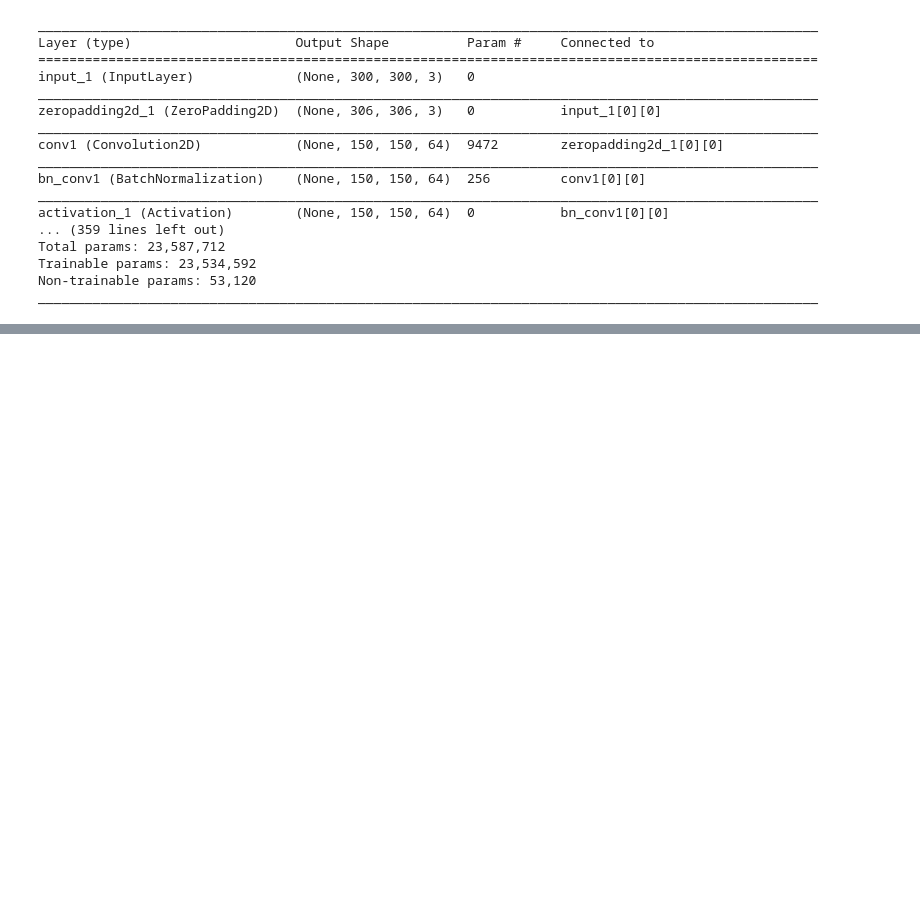
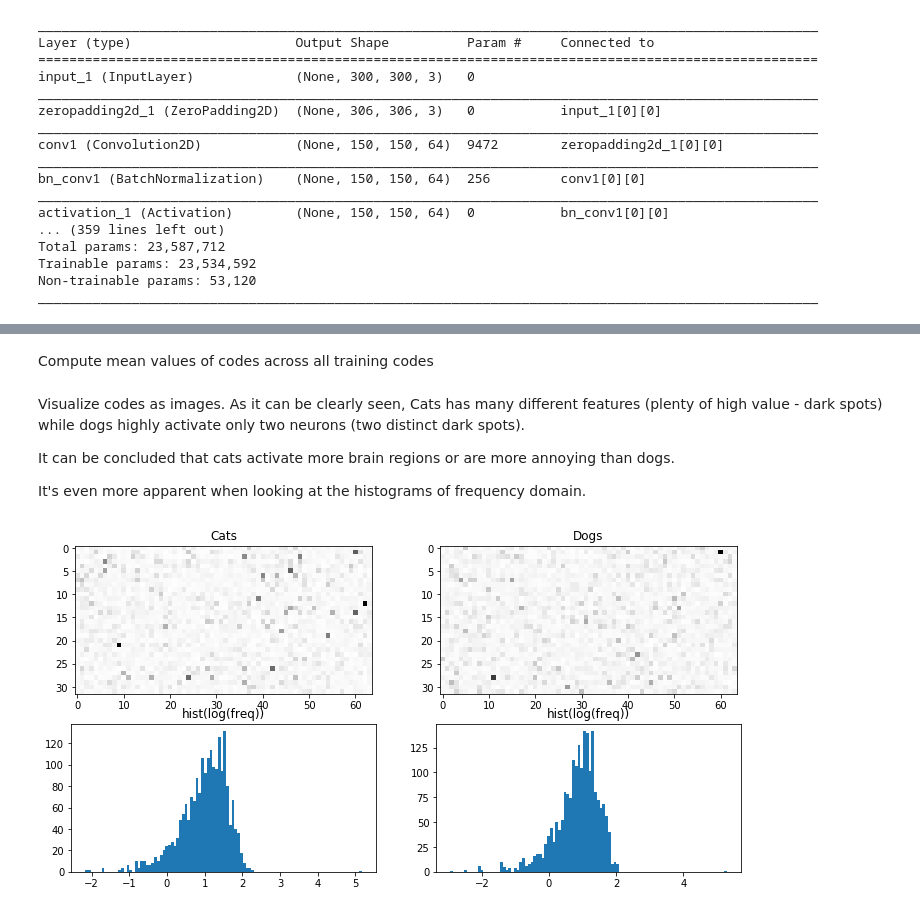
Before and after one commit to emsi/ml-toolbox, a Jupyter notebook: random/catfish/TL_02_Fixed feature extraction (CNN Codes vel bottleneck).ipynb, the cells around one changed output, grey strips where cells are left out. Cells and saved outputs as stored; diff of their text form; code cells hidden in the pictures; blank space fills up the shorter version.

```diff
--- a/random/catfish/TL_02_Fixed feature extraction (CNN Codes vel bottleneck).ipynb
+++ b/random/catfish/TL_02_Fixed feature extraction (CNN Codes vel bottleneck).ipynb
@@ -96,8 +85,7 @@ datagen.mean=np.array([103.939, 116.779, 123.68],dtype=np.float32).reshape(1,1,3
 # %%
-train_batches = datagen.flow_from_directory("train", model.input_shape[1:3], shuffle=False, batch_size=32,save_to_dir="aug")
+train_batches = datagen.flow_from_directory("train", model.input_shape[1:3], shuffle=False, batch_size=32)
 valid_batches = datagen.flow_from_directory("valid", model.input_shape[1:3], shuffle=False, batch_size=32)
-test_batches = datagen.flow_from_directory("test", model.input_shape[1:3], shuffle=False, batch_size=32, class_mode=None)
-model.input_shape[1:3]
+#test_batches = datagen.flow_from_directory("test", model.input_shape[1:3], shuffle=False, batch_size=32, class_mode=None)
 # %% [output]
 Found 22949 images belonging to 2 classes.
 Found 2000 images belonging to 2 classes.
@@ -156,0 +115,44 @@ AttributeError: 'module' object has no attribute 'close'
+# %% [markdown]
+Compute mean values of codes across all training codes
+# %%
+def get_codes_by_class(X,Y):
+    l=len(Y)
+    if (len(X)!=l):
+        raise Exception("X and Y are of different lengths")
+    classes=set(Y)
+
+    return [[X[i] for i in xrange(l) if Y[i]==c] for c in classes], classes
+
+class_codes, classes=get_codes_by_class(train_codes, train_batches.classes)
+
+cats=np.mean(class_codes[0],0)
+dogs=np.mean(class_codes[1],0)
+cats=cats/cats.max()
+dogs=dogs/dogs.max()
+# %% [markdown]
+Visualize codes as images. As it can be clearly seen, Cats has many different features (plenty of high value - dark spots) while dogs highly activate only two neurons (two distinct dark spots).
+
+It can be concluded that cats activate more brain regions or are more annoying than dogs.
+
+It's even more apparent when looking at the histograms of frequency domain.
+# %%
+fig, ax = plt.subplots(nrows=2, ncols=2, figsize=(12, 6))
+ax[0,0].imshow(cats.reshape(32,64),cmap="Greys")
+ax[0,0].set_title('Cats')
+
+ax[0,1].imshow(dogs.reshape(32,64),cmap="Greys")
+ax[0,1].set_title('Dogs')
+
+freq = np.fft.fft2(cats.reshape(32,64))
+freq = np.abs(freq)
+ax[1,0].hist(np.log(freq).ravel(), bins=100)
+ax[1,0].set_title('hist(log(freq))')
+
+freq = np.fft.fft2(dogs.reshape(32,64))
+freq = np.abs(freq)
+ax[1,1].hist(np.log(freq).ravel(), bins=100)
+ax[1,1].set_title('hist(log(freq))')
+
+plt.show()
+# %% [output]
+[figure, added]
```
Also changed, not shown: parts of 19 cells of this notebook, 1 other file.
